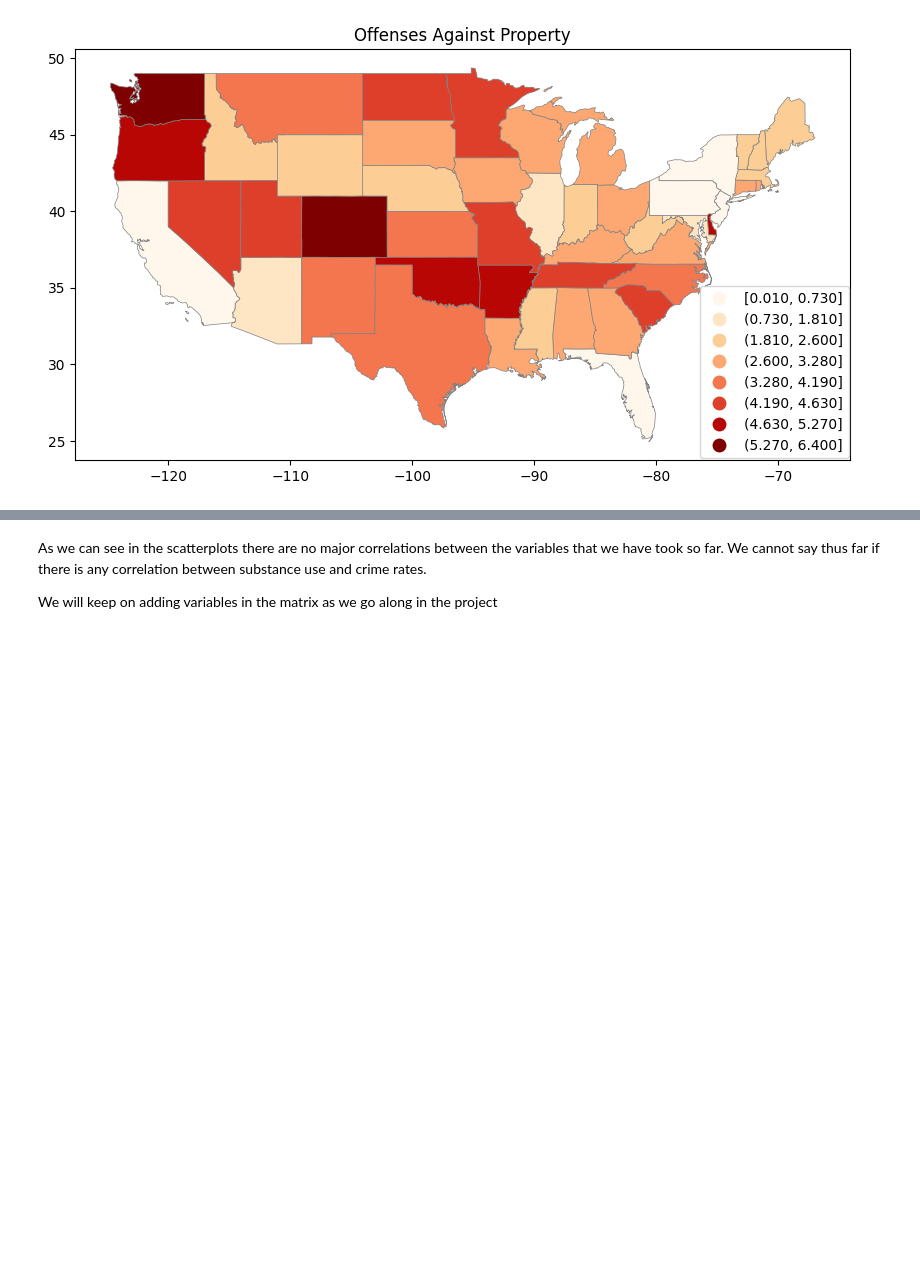
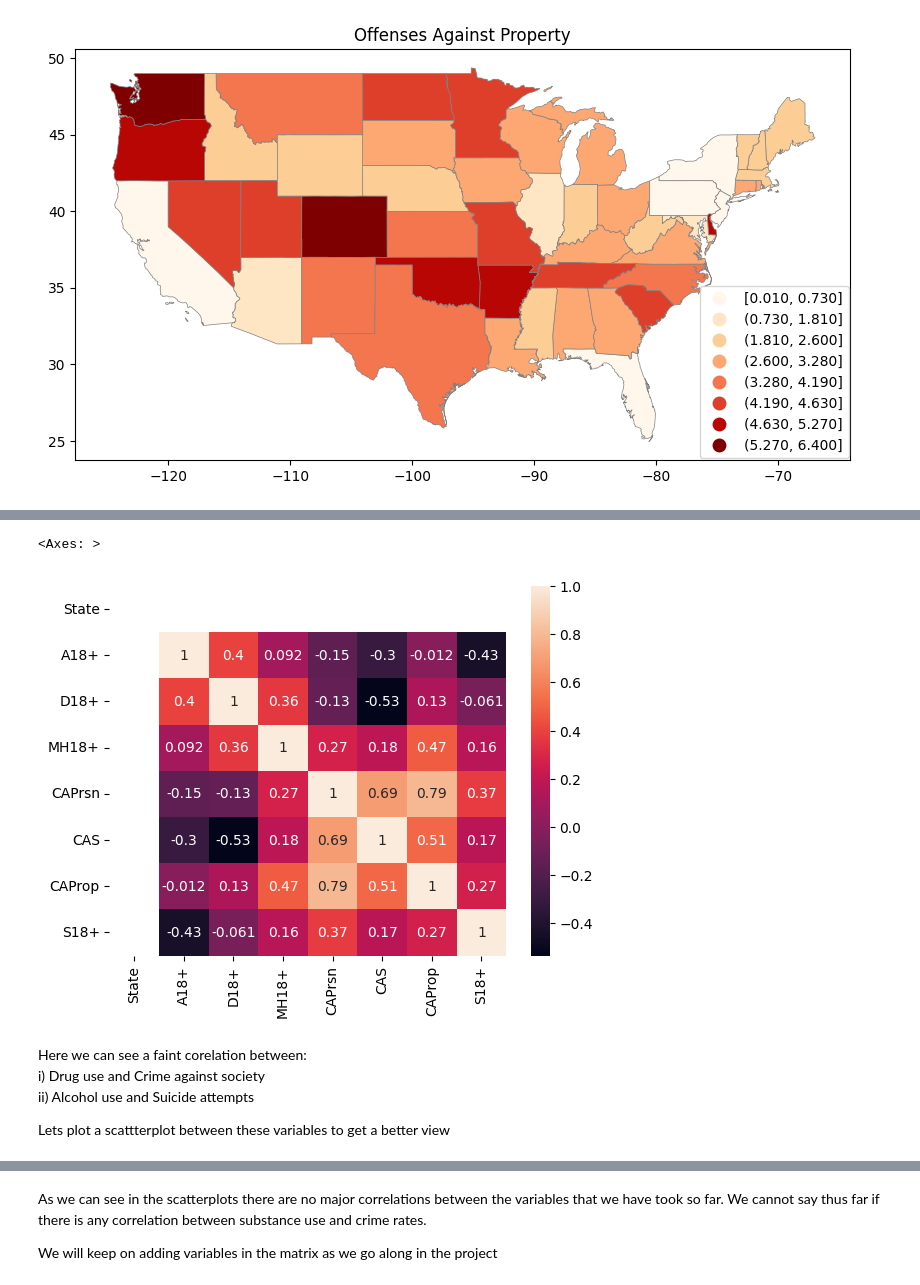
Before and after one commit to gauravshetty98/Analyzing-Statewise-Substance-Abuse-And-Its-Correalation, a Jupyter notebook: map_ps0.ipynb, the cells around one changed output, grey strips where cells are left out. Saved outputs shown, nothing was run; the diff lists cells and outputs as text; code cells hidden in the pictures; blank space fills up the shorter version.

```diff
--- a/map_ps0.ipynb
+++ b/map_ps0.ipynb
@@ -555,6 +597,7 @@ master_df['State'] = alcohol_map['State_Name']
 master_df['A18+'] = alcohol_map['Pop_based_count']
 master_df['D18+'] = drug_map['Pop_based_count']
 master_df['MH18+'] = mental_health_map['Pop_based_count']
+master_df['S18+'] = suicide_map['Pop_based_count']
 master_df['CAPrsn'] = crime_plot['Total Offenses Against Person']
 master_df['CAS'] = crime_plot['Total Offenses Against Society']
 master_df['CAProp'] = crime_plot['Total Offenses Against Property']
@@ -565,0 +604,16 @@ fig.show()
+# %%
+cols = master_df.columns # Saving column names to a variable
+master_df = master_df[cols].apply(pd.to_numeric, errors='coerce') # Converting the columns to numeric
+# %%
+corr_matrix = master_df.corr(method = 'pearson')
+sb.heatmap(corr_matrix, annot=True)
+plt.show()
+# %% [output]
+<Axes: >
+[figure, added]
+# %% [markdown]
+Here we can see a faint corelation between: <br>
+i) Drug use and Crime against society <br>
+ii) Alcohol use and Suicide attempts
+
+Lets plot a scattterplot between these variables to get a better view
```
Also changed, not shown: parts of 35 cells of this notebook.
